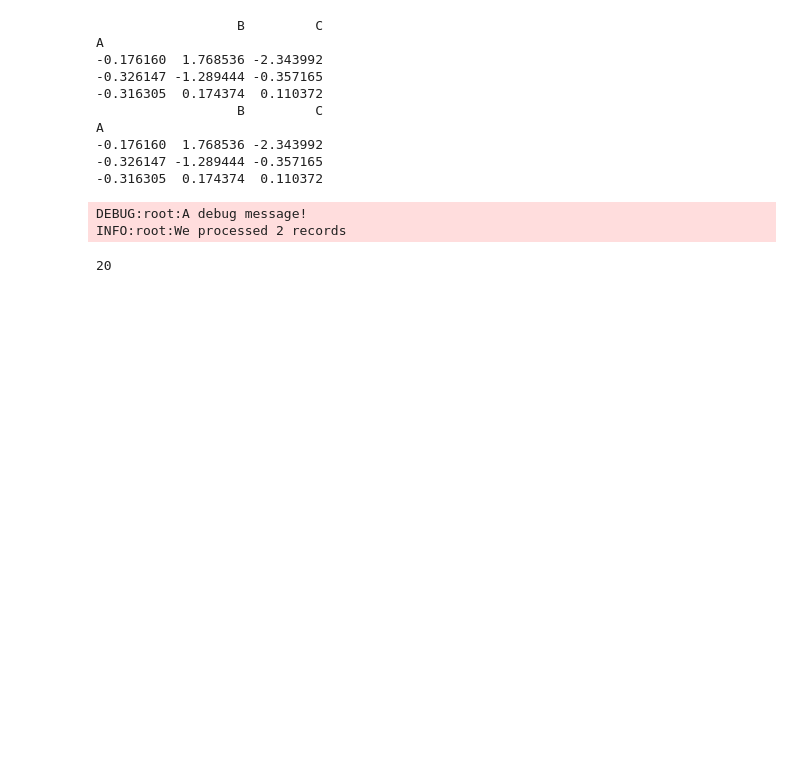
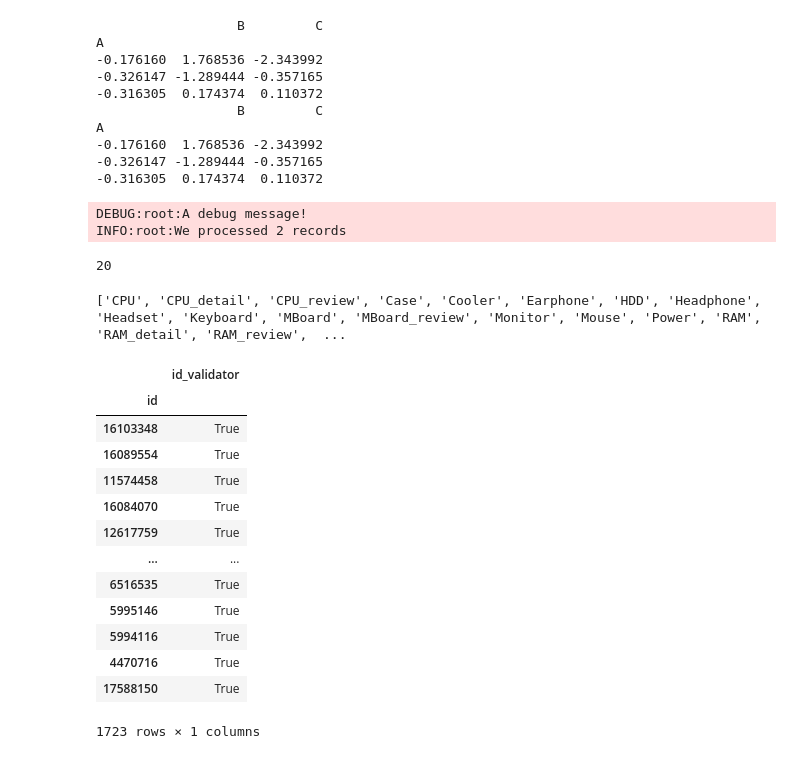
Before and after one commit to seokjin1013/computer-rec-crawling, a Jupyter notebook: test.ipynb, the cells around one changed output. Saved outputs shown, nothing was run; the diff lists cells and outputs as text; code cells hidden in the pictures; blank space fills up the shorter version.

Commit message:
data refinement

```diff
--- a/test.ipynb
+++ b/test.ipynb
@@ -240,3 +243,14 @@ df
+# %%
+import pandas as pd
+import numpy as np
+def get_hdf_keys(dir):
+    with pd.HDFStore(dir) as store:
+        return [e[1:] for e in store.keys()]
+
+dir = 'danawa_crawling_data.h5'
+for key in get_hdf_keys(dir):
+    df = pd.read_hdf(dir, key)
+    df.to_hdf('danawa_crawling_data_copy.h5', key)
 # %%
 import pandas as pd
 import numpy as np
@@ -245,13 +259,8 @@ def get_hdf_keys(dir):
     with pd.HDFStore(dir) as store:
         return [e[1:] for e in store.keys()]
 
-dir = 'danawa_crawling_data.h5'
+dir = 'danawa_crawling_data_copy.h5'
 print(get_hdf_keys(dir))
-df = pd.read_hdf(dir, 'CPU_detail')
-df['price'] = df['price'].astype(np.float64)
-# df.loc['12346789'] = ['', '', np.NaN]
-df.to_hdf('test.h5', 'test')
-display(HTML(df.to_html()))
-df.info()
+pd.read_hdf(dir, 'MBoard_detail')
 # %% [output]
 ['CPU', 'CPU_detail', 'CPU_review', 'Case', 'Case_detail', 'Cooler', 'Cooler_detail', 'Earphone', 'Earphone_detail', 'HDD', 'HDD_detail', 'Headphone', 'Headphone_detail', 'Headset', 'Headset_detail',  ...
@@ -508,3 +529,30 @@ for i in range(30):
 print(i)
 # %% [output]
 20
+# %%
+import pandas as pd
+import numpy as np
+def get_hdf_keys(dir):
+    with pd.HDFStore(dir) as store:
+        return [e[1:] for e in store.keys()]
+
+dir = 'danawa_crawling_data_copy.h5'
+print(get_hdf_keys(dir))
+df = pd.read_hdf(dir, 'MBoard')
+df
+# %% [output]
+['CPU', 'CPU_detail', 'CPU_review', 'Case', 'Cooler', 'Earphone', 'HDD', 'Headphone', 'Headset', 'Keyboard', 'MBoard', 'MBoard_review', 'Monitor', 'Mouse', 'Power', 'RAM', 'RAM_detail', 'RAM_review',  ...
+|  | id_validator |
+| id |  |
+| 16103348 | True |
+| 16089554 | True |
+| 11574458 | True |
+| 16084070 | True |
+| 12617759 | True |
+| ... | ... |
+| 6516535 | True |
+| 5995146 | True |
+| 5994116 | True |
+| 4470716 | True |
+| 17588150 | True |
+1723 rows × 1 columns
```
Also changed, not shown: parts of 9 cells of this notebook, 3 other files.
